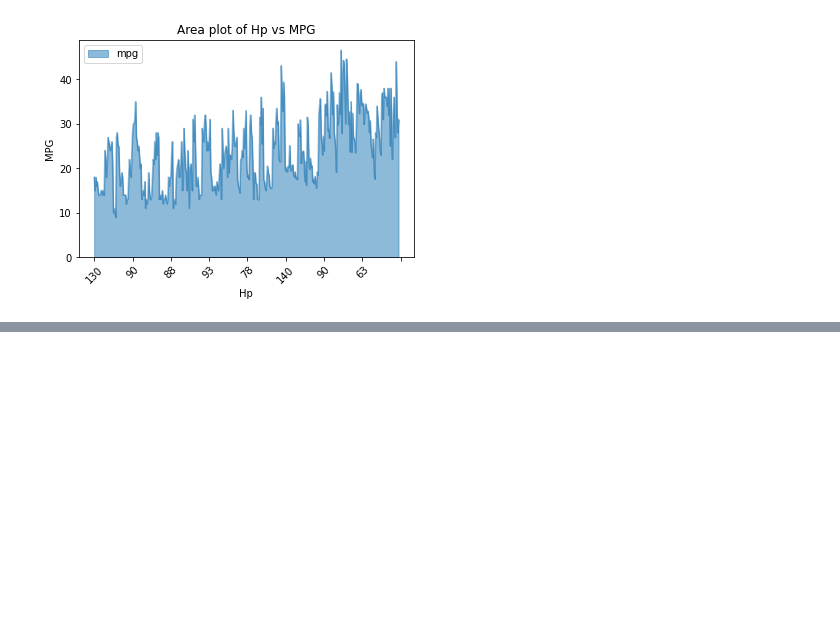
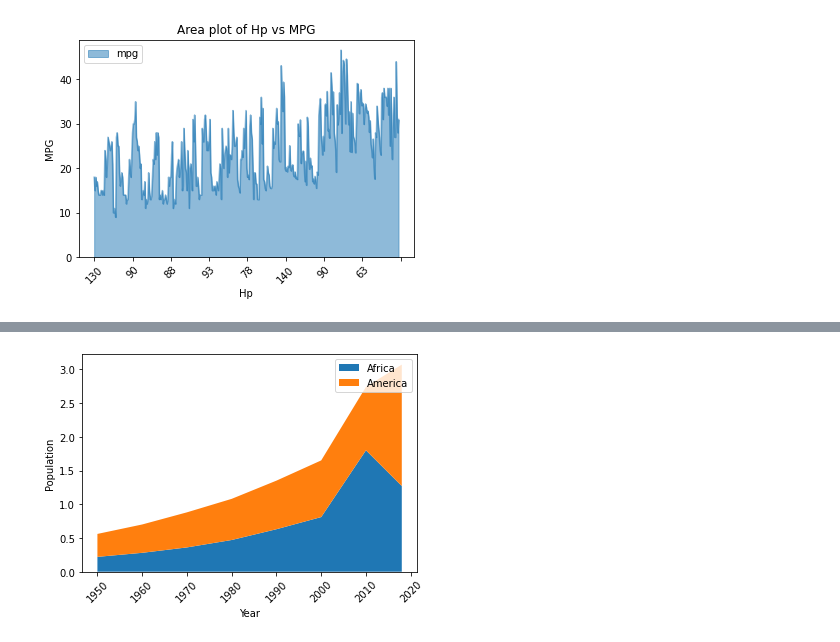
Before and after one commit to parikshitpanchal/sem-4, a Jupyter notebook: Untitled3.ipynb, the cells around one changed output, grey strips where cells are left out. Cells and saved outputs as stored; diff of their text form; code cells hidden in the pictures; blank space fills up the shorter version.

```diff
--- a/Untitled3.ipynb
+++ b/Untitled3.ipynb
@@ -17,0 +41,16 @@ plt.show()
+# %%
+year=[1950,1960,1970,1980,1990,2000,2010,2018]
+region=['Africa','America']
+population=[
+    [0.22,0.28,0.36,0.47,0.63,0.81,1.8,1.27],
+    [0.34,0.42,0.52,0.61,0.72,0.84,0.94,1.80]
+]
+fig,ax=plt.subplots()
+ax.stackplot(year,population,labels=region)
+ax.set_xlabel('Year')
+ax.set_ylabel('Population')
+plt.xticks(rotation=45)
+ax.legend()
+plt.show()
+# %% [output]
+[figure, added]
```
Also changed, not shown: parts of 10 cells of this notebook.
